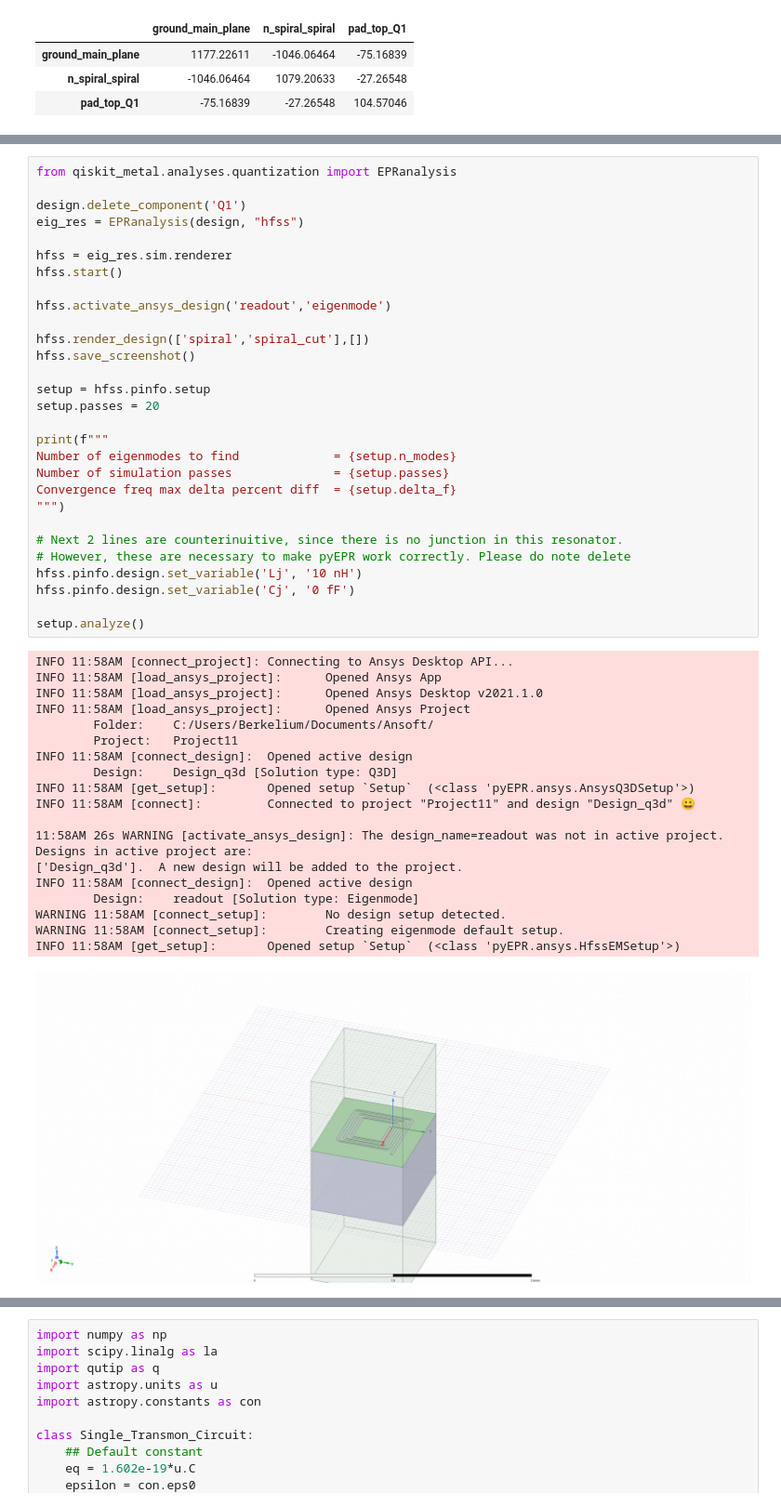
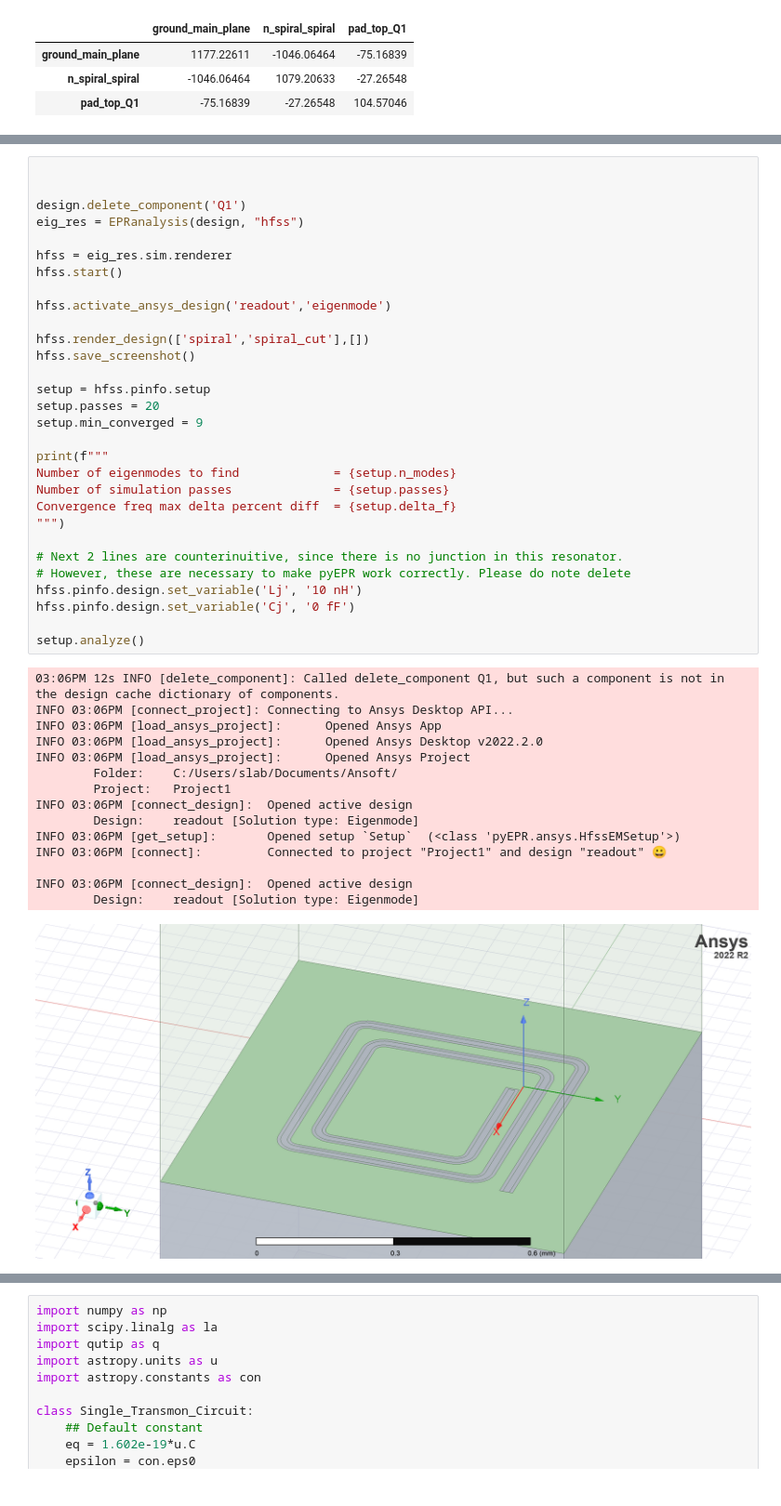
Before and after one commit to Wendywanw/Qiskit_metal_tutorial, a Jupyter notebook: tutorials/4 Analysis/A. Core - EM and quantization/simulation_test.ipynb, the cells around one changed output, grey strips where cells are left out. Shown: that part at 93% size. Cells and saved outputs as stored; diff of their text form.

```diff
--- a/tutorials/4 Analysis/A. Core - EM and quantization/simulation_test.ipynb
+++ b/tutorials/4 Analysis/A. Core - EM and quantization/simulation_test.ipynb
@@ -106,49 +102,46 @@ c_mat
 # %%
-from qiskit_metal.analyses.quantization import EPRanalysis
+
 
 design.delete_component('Q1')
 eig_res = EPRanalysis(design, "hfss")
 
 hfss = eig_res.sim.renderer
 hfss.start()
 
 hfss.activate_ansys_design('readout','eigenmode')
 
 hfss.render_design(['spiral','spiral_cut'],[])
 hfss.save_screenshot()
 
 setup = hfss.pinfo.setup
 setup.passes = 20
+setup.min_converged = 9
 
 print(f"""
 Number of eigenmodes to find             = {setup.n_modes}
 Number of simulation passes              = {setup.passes}
 Convergence freq max delta percent diff  = {setup.delta_f}
 """)
 
 # Next 2 lines are counterinuitive, since there is no junction in this resonator.
 # However, these are necessary to make pyEPR work correctly. Please do note delete
 hfss.pinfo.design.set_variable('Lj', '10 nH')
 hfss.pinfo.design.set_variable('Cj', '0 fF')
 
 setup.analyze()
 # %% [output]
-INFO 11:58AM [connect_project]: Connecting to Ansys Desktop API...
-INFO 11:58AM [load_ansys_project]:      Opened Ansys App
-INFO 11:58AM [load_ansys_project]:      Opened Ansys Desktop v2021.1.0
-INFO 11:58AM [load_ansys_project]:      Opened Ansys Project
-        Folder:    C:/Users/Berkelium/Documents/Ansoft/
-        Project:   Project11
-INFO 11:58AM [connect_design]:  Opened active design
-        Design:    Design_q3d [Solution type: Q3D]
-INFO 11:58AM [get_setup]:       Opened setup `Setup`  (<class 'pyEPR.ansys.AnsysQ3DSetup'>)
-INFO 11:58AM [connect]:         Connected to project "Project11" and design "Design_q3d" 😀
+03:06PM 12s INFO [delete_component]: Called delete_component Q1, but such a component is not in the design cache dictionary of components.
+INFO 03:06PM [connect_project]: Connecting to Ansys Desktop API...
+INFO 03:06PM [load_ansys_project]:      Opened Ansys App
+INFO 03:06PM [load_ansys_project]:      Opened Ansys Desktop v2022.2.0
+INFO 03:06PM [load_ansys_project]:      Opened Ansys Project
+        Folder:    C:/Users/slab/Documents/Ansoft/
+        Project:   Project1
+INFO 03:06PM [connect_design]:  Opened active design
+        Design:    readout [Solution type: Eigenmode]
+INFO 03:06PM [get_setup]:       Opened setup `Setup`  (<class 'pyEPR.ansys.HfssEMSetup'>)
+INFO 03:06PM [connect]:         Connected to project "Project1" and design "readout" 😀
 
-11:58AM 26s WARNING [activate_ansys_design]: The design_name=readout was not in active project.  Designs in active project are:
-['Design_q3d'].  A new design will be added to the project.
-INFO 11:58AM [connect_design]:  Opened active design
+INFO 03:06PM [connect_design]:  Opened active design
         Design:    readout [Solution type: Eigenmode]
-WARNING 11:58AM [connect_setup]:        No design setup detected.
-WARNING 11:58AM [connect_setup]:        Creating eigenmode default setup.
-INFO 11:58AM [get_setup]:       Opened setup `Setup`  (<class 'pyEPR.ansys.HfssEMSetup'>)
-[figure, old version]
+[figure, new version]
```
Also changed, not shown: parts of 11 cells of this notebook, 5 other files.
